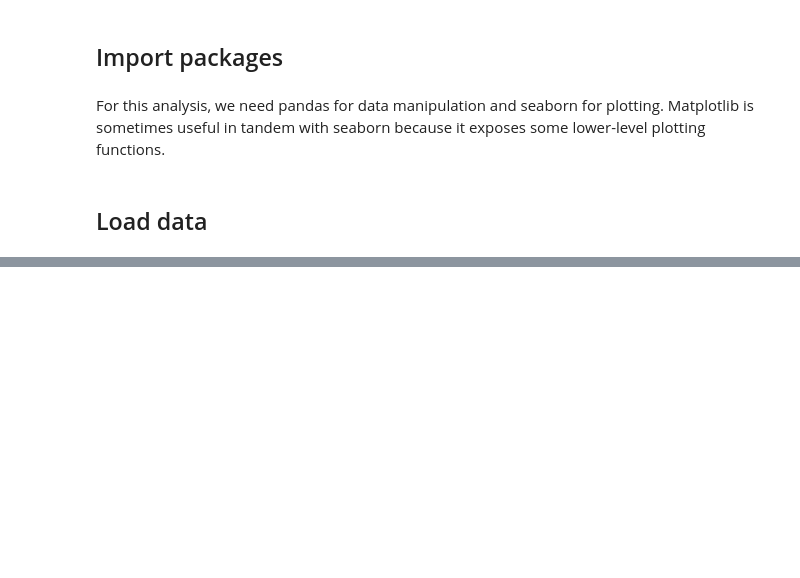
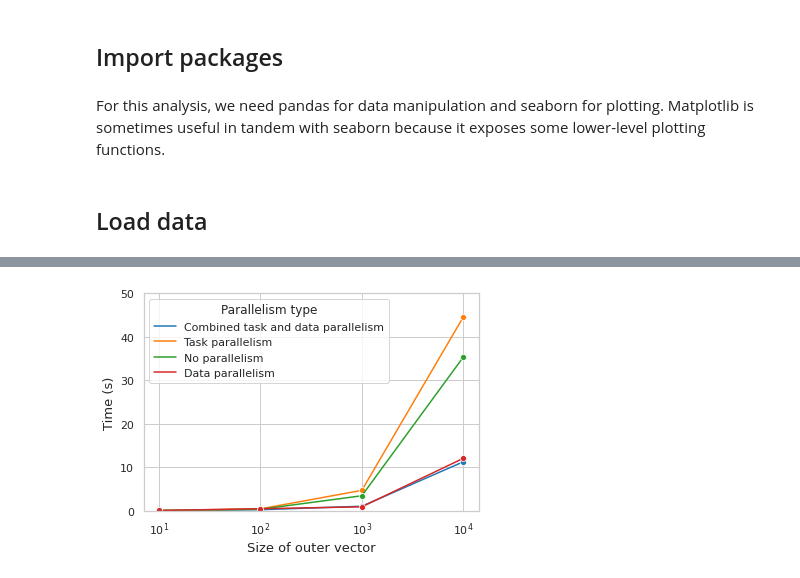
Before and after one commit to marinoandrea/pmms-assignments, a Jupyter notebook: assignment2.ipynb, the cells around one changed output, grey strips where cells are left out. Cells and saved outputs as stored; diff of their text form; code cells hidden in the pictures; blank space fills up the shorter version.

```diff
--- a/assignment2.ipynb
+++ b/assignment2.ipynb
@@ -82,10 +164,13 @@ sns.set_palette("tab10")
 # %%
 results_combined_parallelism = results_combined_parallelism.rename(columns={'version': 'Parallelism type'})
 g = sns.lineplot(data = results_combined_parallelism, x = 'outer', y = 'time', hue = 'Parallelism type', marker = 'o')
 g.set_ylabel("Time (s)", fontsize = 13)
 g.set_xlabel("Size of outer vector", fontsize = 13)
 plt.xscale('log')
+plt.ylim(0, 50)
 plt.savefig('./data/graphs/combined_parallelism.pdf', dpi = 700, bbox_inches='tight')
+# %% [output]
+[figure, added]
 # %%
 results_input_size = results_input_size.rename(columns={'outer': 'Size of outer vector'})
 g = sns.barplot(data = results_input_size, x = 'range', y = 'time', hue = 'Size of outer vector')
```
Also changed, not shown: parts of 8 cells of this notebook, 4 other files.
